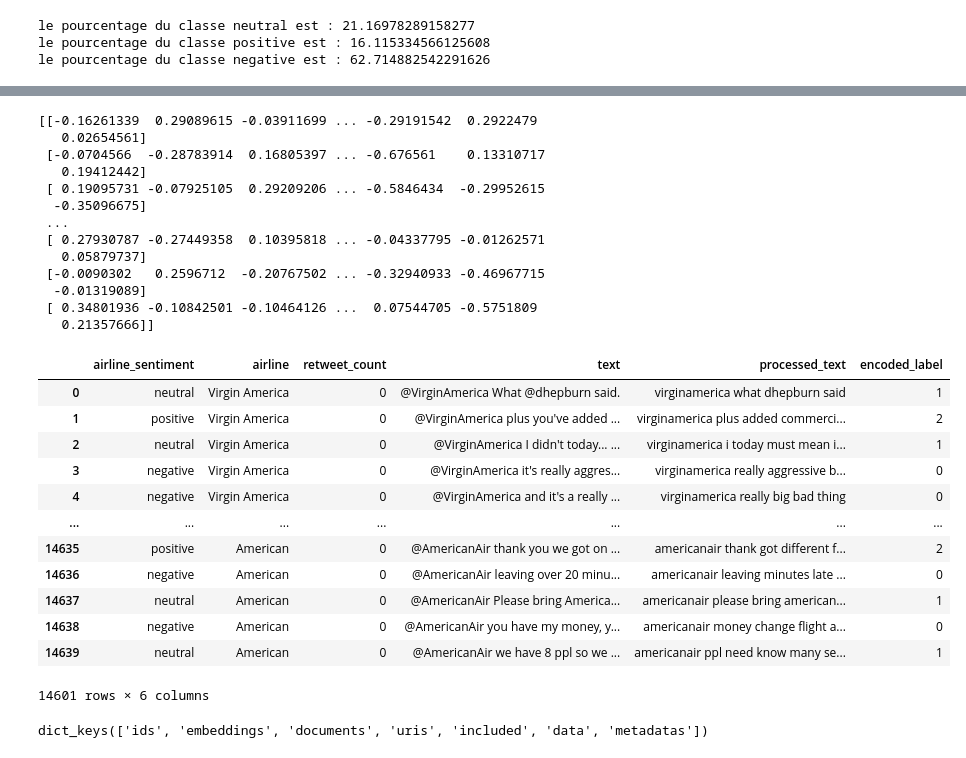
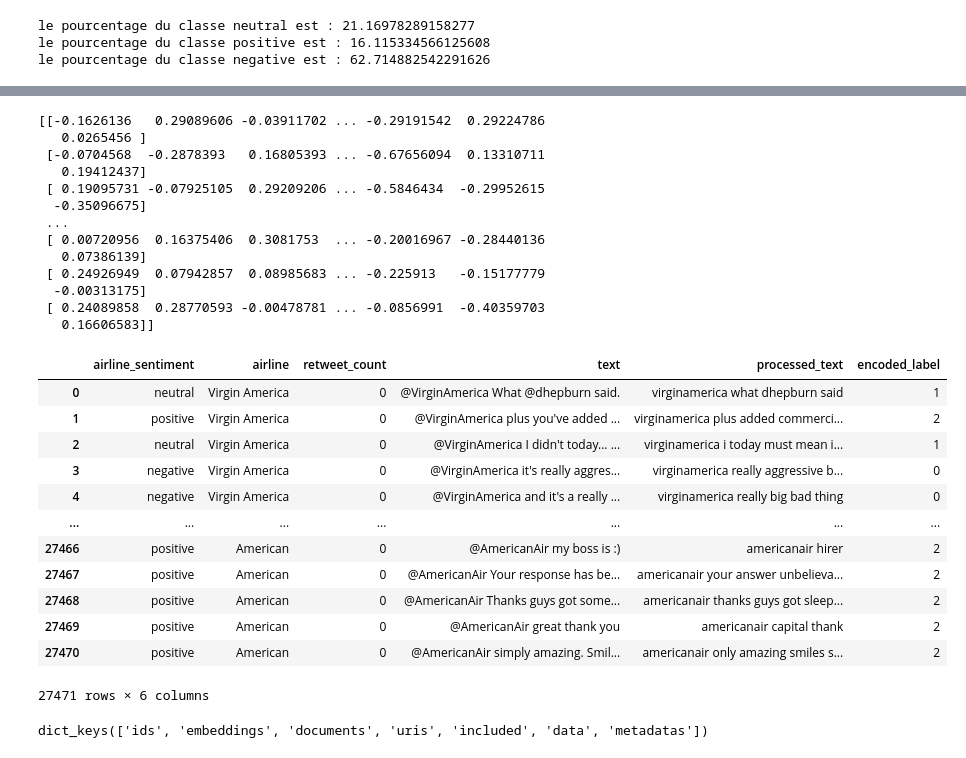
Before and after one commit to epsilon403/AeroStream-Analytics, a Jupyter notebook: data.ipynb, the cells around one changed output, grey strips where cells are left out. Saved outputs shown, nothing was run; the diff lists cells and outputs as text; code cells hidden in the pictures.

```diff
--- a/data.ipynb
+++ b/data.ipynb
@@ -188,52 +218,52 @@ def clean_text(text):
     text = re.sub(r'[^a-z\s]', '', text)
     return text
 
-df_cleaned['processed_text'] = df_cleaned['processed_text'].apply(clean_text)
-df_cleaned['processed_text']
+df_balanced['processed_text'] = df_balanced['processed_text'].apply(clean_text)
+df_balanced['processed_text']
 
-df_cleaned.to_csv('airline_centiment.csv')
+df_balanced.to_csv('airline_centiment.csv')
 # %%
 
 from sentence_transformers import SentenceTransformer
 
 model = SentenceTransformer('paraphrase-multilingual-MiniLM-L12-v2' , local_files_only=True)
-embeddings = model.encode(df_cleaned['processed_text'].tolist(), show_progress_bar=True)
+embeddings = model.encode(df_balanced['processed_text'].tolist(), show_progress_bar=True)
 
 print(embeddings)
 # %% [output]
-[[-0.16261339  0.29089615 -0.03911699 ... -0.29191542  0.2922479
-   0.02654561]
- [-0.0704566  -0.28783914  0.16805397 ... -0.676561    0.13310717
-   0.19412442]
+[[-0.1626136   0.29089606 -0.03911702 ... -0.29191542  0.29224786
+   0.0265456 ]
+ [-0.0704568  -0.2878393   0.16805393 ... -0.67656094  0.13310711
+   0.19412437]
  [ 0.19095731 -0.07925105  0.29209206 ... -0.5846434  -0.29952615
   -0.35096675]
  ...
- [ 0.27930787 -0.27449358  0.10395818 ... -0.04337795 -0.01262571
-   0.05879737]
- [-0.0090302   0.2596712  -0.20767502 ... -0.32940933 -0.46967715
-  -0.01319089]
- [ 0.34801936 -0.10842501 -0.10464126 ...  0.07544705 -0.5751809
-   0.21357666]]
+ [ 0.00720956  0.16375406  0.3081753  ... -0.20016967 -0.28440136
+   0.07386139]
+ [ 0.24926949  0.07942857  0.08985683 ... -0.225913   -0.15177779
+  -0.00313175]
+ [ 0.24089858  0.28770593 -0.00478781 ... -0.0856991  -0.40359703
+   0.16606583]]
 # %%
 from sklearn.preprocessing import LabelEncoder
 le = LabelEncoder()
 
-df_cleaned['encoded_label'] = le.fit_transform(df_cleaned['airline_sentiment'])
-df_cleaned
+df_balanced['encoded_label'] = le.fit_transform(df_balanced['airline_sentiment'])
+df_balanced
 # %% [output]
 |  | airline_sentiment | airline | retweet_count | text | processed_text | encoded_label |
 | 0 | neutral | Virgin America | 0 | @VirginAmerica What @dhepburn said. | virginamerica what dhepburn said | 1 |
 | 1 | positive | Virgin America | 0 | @VirginAmerica plus you've added ... | virginamerica plus added commerci... | 2 |
 | 2 | neutral | Virgin America | 0 | @VirginAmerica I didn't today... ... | virginamerica i today must mean i... | 1 |
 | 3 | negative | Virgin America | 0 | @VirginAmerica it's really aggres... | virginamerica really aggressive b... | 0 |
 | 4 | negative | Virgin America | 0 | @VirginAmerica and it's a really ... | virginamerica really big bad thing | 0 |
 | ... | ... | ... | ... | ... | ... | ... |
-| 14635 | positive | American | 0 | @AmericanAir thank you we got on ... | americanair thank got different f... | 2 |
-| 14636 | negative | American | 0 | @AmericanAir leaving over 20 minu... | americanair leaving minutes late ... | 0 |
-| 14637 | neutral | American | 0 | @AmericanAir Please bring America... | americanair please bring american... | 1 |
-| 14638 | negative | American | 0 | @AmericanAir you have my money, y... | americanair money change flight a... | 0 |
-| 14639 | neutral | American | 0 | @AmericanAir we have 8 ppl so we ... | americanair ppl need know many se... | 1 |
+| 27466 | positive | American | 0 | @AmericanAir my boss is :) | americanair hirer | 2 |
+| 27467 | positive | American | 0 | @AmericanAir Your response has be... | americanair your answer unbelieva... | 2 |
+| 27468 | positive | American | 0 | @AmericanAir Thanks guys got some... | americanair thanks guys got sleep... | 2 |
+| 27469 | positive | American | 0 | @AmericanAir great thank you | americanair capital thank | 2 |
+| 27470 | positive | American | 0 | @AmericanAir simply amazing. Smil... | americanair only amazing smiles s... | 2 |
-14601 rows × 6 columns
+27471 rows × 6 columns
 # %%
 import chromadb
 import pandas as pd
```
Also changed, not shown: parts of 13 cells of this notebook.
